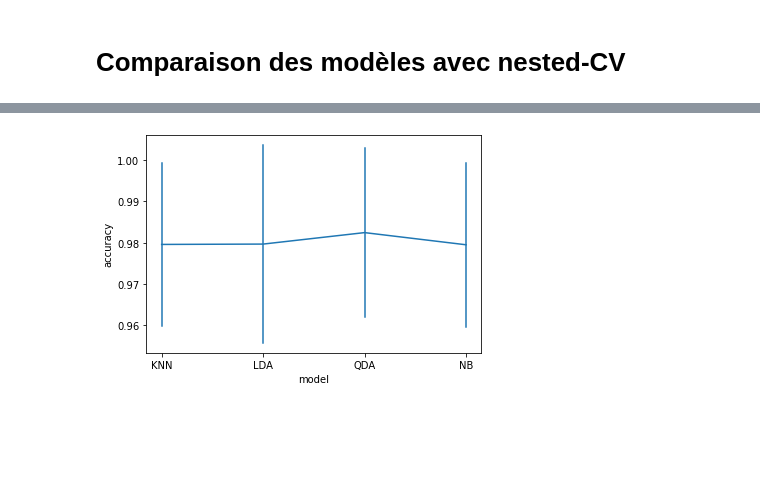
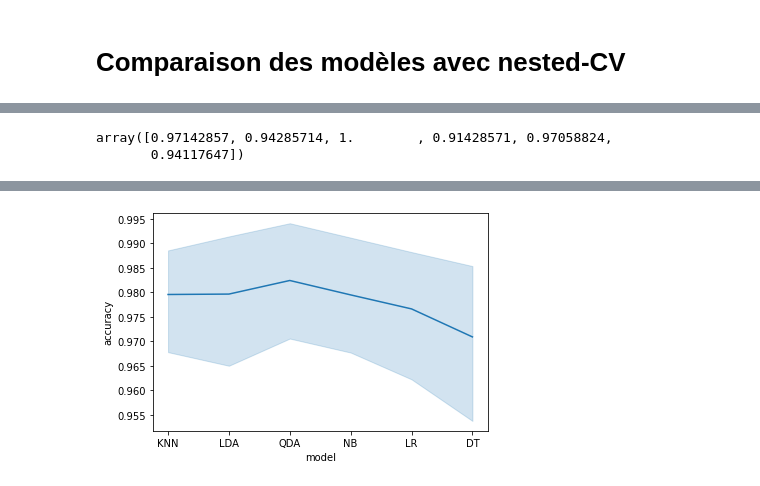
Before and after one commit to doanhat/Data-analysis-penguins, a Jupyter notebook: modeling/supervised learning/Model_comparison.ipynb, the cells around one changed output, grey strips where cells are left out. Saved outputs shown, nothing was run; the diff lists cells and outputs as text; code cells hidden in the pictures; blank space fills up the shorter version.

```diff
--- a/modeling/supervised learning/Model_comparison.ipynb
+++ b/modeling/supervised learning/Model_comparison.ipynb
@@ -19,6 +23,9 @@ from sklearn.discriminant_analysis import LinearDiscriminantAnalysis
 from sklearn.discriminant_analysis import QuadraticDiscriminantAnalysis
 from sklearn.naive_bayes import GaussianNB
 from sklearn.decomposition import PCA
+from sklearn.linear_model import LogisticRegression
+from sklearn.tree import DecisionTreeClassifier
+from sklearn.ensemble import RandomForestClassifier
 
 pca = PCA(n_components=9)
 X = pca.fit_transform(data.drop(columns='species'))[:,0:2]
@@ -53,20 +60,38 @@ for idx_train, idx_test in cv_outer.split(X, y):
     # NB
     nb = GaussianNB()
     modelNB = nb.fit(X_outer_train, y_outer_train)
+
+    # LR
+    lr = LogisticRegression()
+    modelLR = lr.fit(X_outer_train, y_outer_train)
+
+    # DT
+    dt = DecisionTreeClassifier()
+    modelDT = dt.fit(X_outer_train, y_outer_train)
+
     # (1.1) Computing real accuracy
     y_pred_knn = knn_cv_model.predict(X_outer_test)
     y_pred_lda = modelLDA.predict(X_outer_test)
     y_pred_qda = modelQDA.predict(X_outer_test)
     y_pred_nb = modelNB.predict(X_outer_test)
+    y_pred_lr = modelLR.predict(X_outer_test)
+    y_pred_dt = modelDT.predict(X_outer_test)
+
+
     # accuracy
     acc_knn = accuracy_score(y_pred_knn, y_outer_test)
     acc_lda = accuracy_score(y_pred_lda, y_outer_test)
     acc_qda = accuracy_score(y_pred_qda, y_outer_test)
     acc_nb = accuracy_score(y_pred_nb, y_outer_test)
+    acc_lr = accuracy_score(y_pred_lr, y_outer_test)
+    acc_dt = accuracy_score(y_pred_dt, y_outer_test)
+
     err_cv_nested = err_cv_nested.append({"model": "KNN", "accuracy": acc_knn},ignore_index=True)
     err_cv_nested = err_cv_nested.append({"model": "LDA", "accuracy": acc_lda},ignore_index=True)
     err_cv_nested = err_cv_nested.append({"model": "QDA", "accuracy": acc_qda},ignore_index=True)
     err_cv_nested = err_cv_nested.append({"model": "NB", "accuracy": acc_nb},ignore_index=True)
+    err_cv_nested = err_cv_nested.append({"model": "LR", "accuracy": acc_lr},ignore_index=True)
+    err_cv_nested = err_cv_nested.append({"model": "DT", "accuracy": acc_dt},ignore_index=True)
 
 err_cv_nested
 # %% [output]
@@ -100,4 +115,10 @@ err_cv_nested
+# %%
+df = pd.DataFrame(err_cv_nested)
+df["accuracy"].unique()
+# %% [output]
+array([0.97142857, 0.94285714, 1.        , 0.91428571, 0.97058824,
+       0.94117647])
 # %%
-sns.lineplot(x="model", y="accuracy", data=err_cv_nested, err_style="bars", ci="sd")
+sns.lineplot(x="model", y="accuracy", data=err_cv_nested, err_style="band")
 plt.show()
 # %% [output]
@@ -106 +125 @@ plt.show()
-[figure, old version]
+[figure, new version]
```
Also changed, not shown: parts of 3 cells of this notebook, 10 other files.
